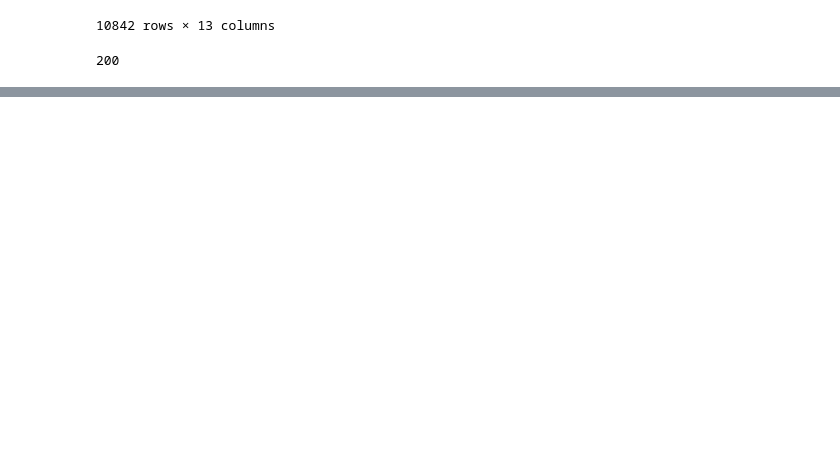
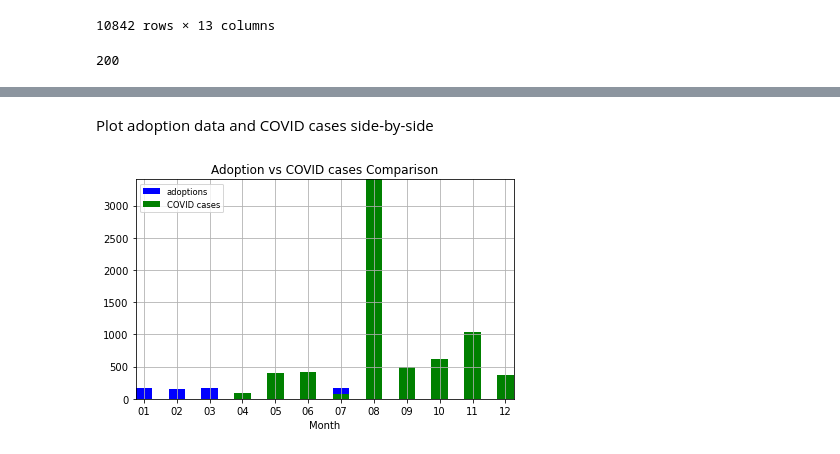
Before and after one commit to Radhika303/Impact_Covid_PetAdoption, a Jupyter notebook: Norfolk Adoption.ipynb, the cells around one changed output, grey strips where cells are left out. Saved outputs shown, nothing was run; the diff lists cells and outputs as text; code cells hidden in the pictures; blank space fills up the shorter version.

```diff
--- a/Norfolk Adoption.ipynb
+++ b/Norfolk Adoption.ipynb
@@ -159,0 +411,19 @@ COVID_df
+# %% [markdown]
+Plot adoption data and COVID cases side-by-side
+# %%
+fig = plt.figure()
+
+ax = plt.subplot(111)
+ax.bar(adoption_by_month.index,adoption_by_month['2020'], width=0.5, color='b', align='center', label = 'adoptions')
+ax.bar(COVID_per_month.index,COVID_per_month['# of Cases'], width=0.5, color='g', align='center',label='COVID cases')
+ax.autoscale(tight=True)
+plt.xlabel('Month')
+#plt.ylabel('# of pets adopted')
+plt.title("Adoption vs COVID cases Comparison")
+#plt.legend(handles=('2018', '2019','2020'), loc="best")
+fig.tight_layout()
+plt.legend(loc="best",fontsize="small",fancybox=True)
+plt.grid(True)
+plt.show()
+# %% [output]
+[figure, added]
```
Also changed, not shown: parts of 24 cells of this notebook, 1 other file.
